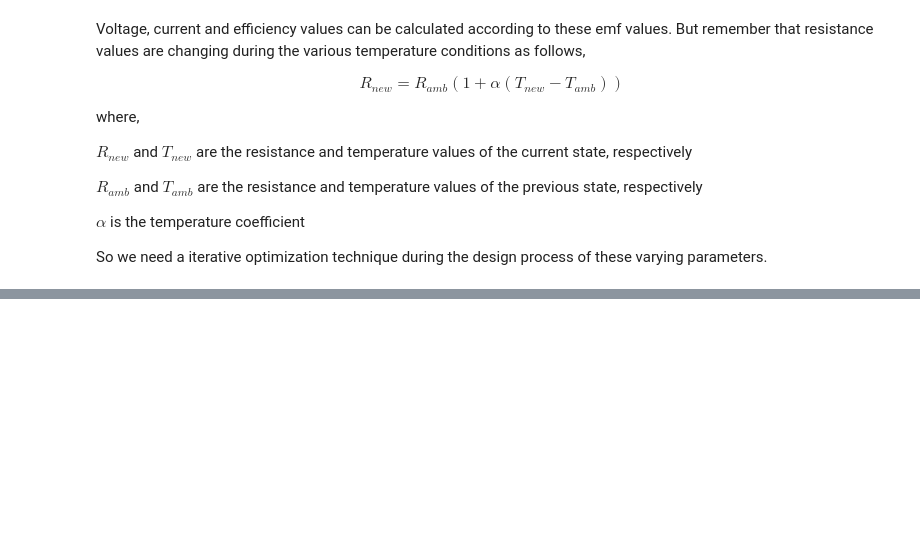
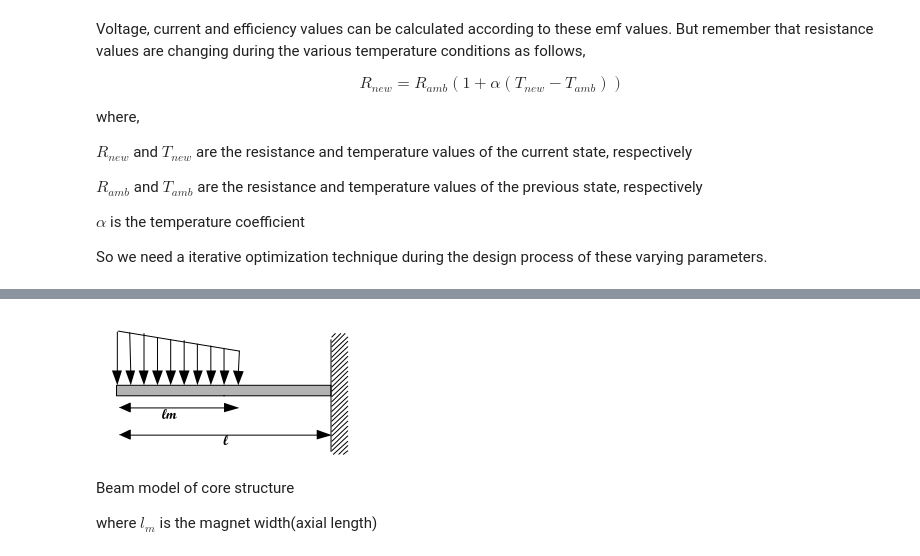
Before and after one commit to aydinbaskaya/MS_Thesis, a Jupyter notebook: Modular Generators/Documents/Direct-drive wind turbines .ipynb, the cells around one changed output, grey strips where cells are left out. Cells and saved outputs as stored; diff of their text form; code cells hidden in the pictures; blank space fills up the shorter version.

```diff
--- a/Modular Generators/Documents/Direct-drive wind turbines .ipynb
+++ b/Modular Generators/Documents/Direct-drive wind turbines .ipynb
@@ -215,0 +234,9 @@ So we need a iterative optimization technique during the design process of these
+# %%
+from IPython.display import Image
+Image(filename='deflect_core.png')
+# %% [output]
+[figure, added]
+# %% [markdown]
+Beam model of core structure
+
+where $l_{m}$ is the magnet width(axial length)
```
Also changed, not shown: parts of 3 cells of this notebook.
